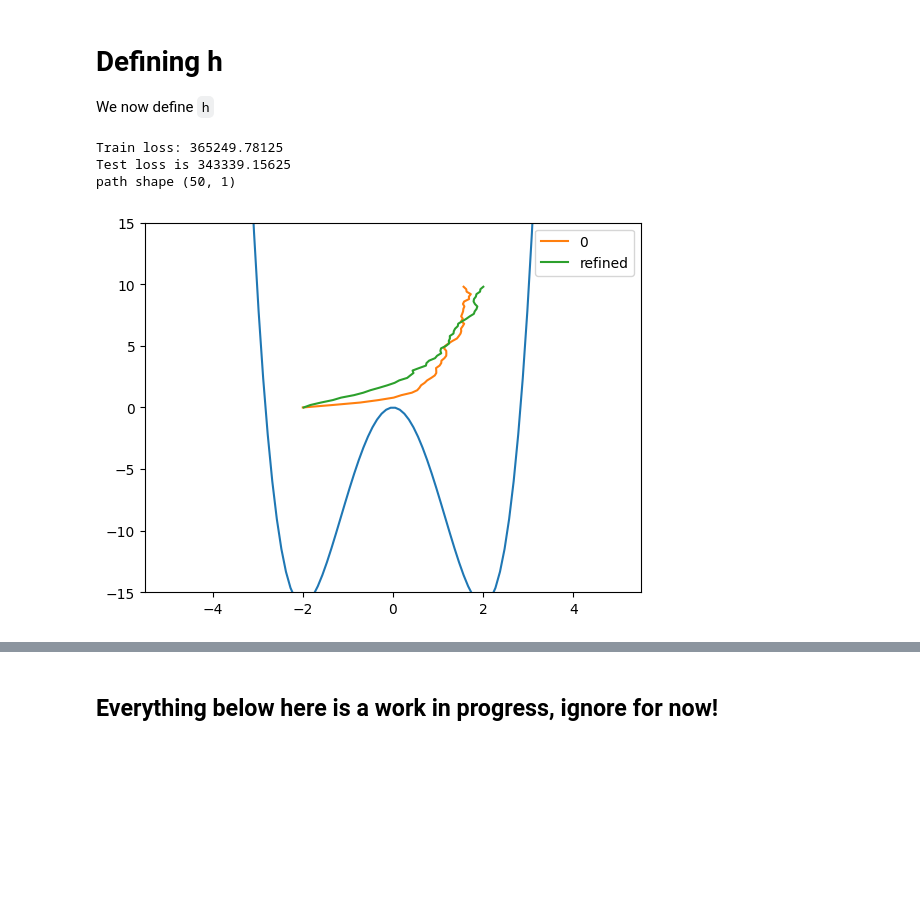
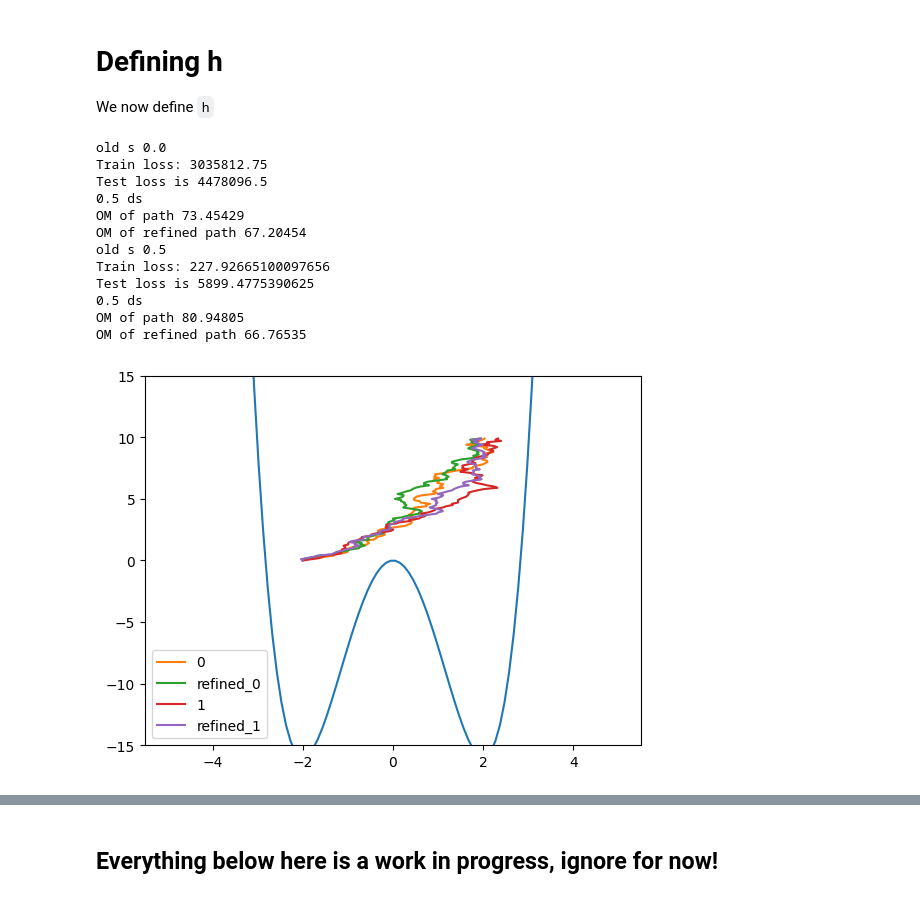
Before and after one commit to reubenharry/path_sampling, a Jupyter notebook: src/path_sampling_nb.ipynb, the cells around one changed output, grey strips where cells are left out. Drawn from its saved outputs; the diff is of its cells as text; code cells hidden in the pictures; blank space fills up the shorter version.

```diff
--- a/src/path_sampling_nb.ipynb
+++ b/src/path_sampling_nb.ipynb
@@ -264,7 +264,8 @@ def run_mclmc(logdensity_fn, num_steps, initial_position, key, transform, desire
 def refine_path(x, s, time, rng_key, num_steps):
     initial_position = x.reshape(x.shape[0]*x.shape[1])
 
-    logdensity_fn = lambda x: jax.scipy.stats.norm.logpdf(x[0], loc=-2, scale=0.01)- I(x, time, uref) - s*J(x.reshape((-1, ndims)), None)
+    # logdensity_fn = lambda x: jax.scipy.stats.norm.logpdf(x[0], loc=-2, scale=0.01)- I(x, time, lambda x, t: uref(-x,t)) - s*J(x.reshape((-1, ndims)), None)
+    logdensity_fn = lambda x: jax.scipy.stats.norm.logpdf(x[0], loc=-2, scale=0.01)- I(x, time, lambda x, t: uref(x,t)) - s*J(x.reshape((-1, ndims)), None)
 
     # logdensity_fn = lambda x: I(x, time, uref)
 
@@ -417,23 +431,32 @@ def update(b, hyperparams, key, old_s, new_s, i):
 # %%
 key = jax.random.key(0)
 b = uref # initialize b as uref
-schedule = [1.0] # , 0.2, 0.3, 0.4, 0.5, 0.6, 0.7, 0.8, 0.9, 1.0]
+schedule = [0.5, 1.0] # , 0.2, 0.3, 0.4, 0.5, 0.6, 0.7, 0.8, 0.9, 1.0]
 for i, s in enumerate(schedule):
 
 
 
     key = jax.random.fold_in(key, i)
 
     # update b -> b + dbds
     b = update(b=b,
-        hyperparams={'dt': 0.001, 'num_steps': 50, 'num_training_steps' : 1000, 'batch_size' : 100},
+        hyperparams={'dt': 0.005, 'num_steps': 100, 'num_training_steps' : 1000, 'batch_size' :200},
         key=key,
         old_s=schedule[i-1] if i>0 else 0.0,
         new_s=s,
         i=i,
     )
 # %% [output]
-Train loss: 365249.78125
-Test loss is 343339.15625
-path shape (50, 1)
+old s 0.0
+Train loss: 3035812.75
+Test loss is 4478096.5
+0.5 ds
+OM of path 73.45429
+OM of refined path 67.20454
+old s 0.5
+Train loss: 227.92665100097656
+Test loss is 5899.4775390625
+0.5 ds
+OM of path 80.94805
+OM of refined path 66.76535
-[figure, old version]
+[figure, new version]
```
Also changed, not shown: parts of 14 cells of this notebook, 1 other file.
